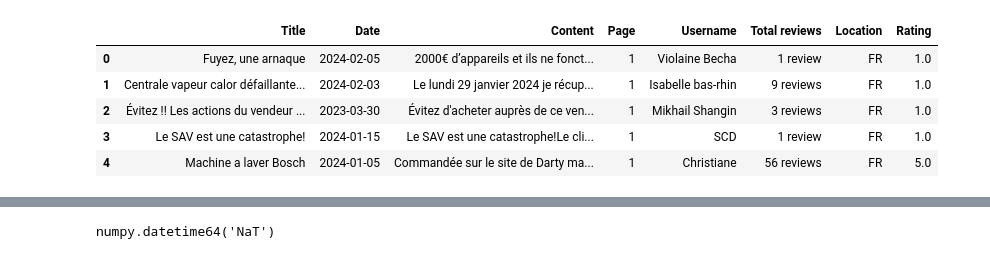
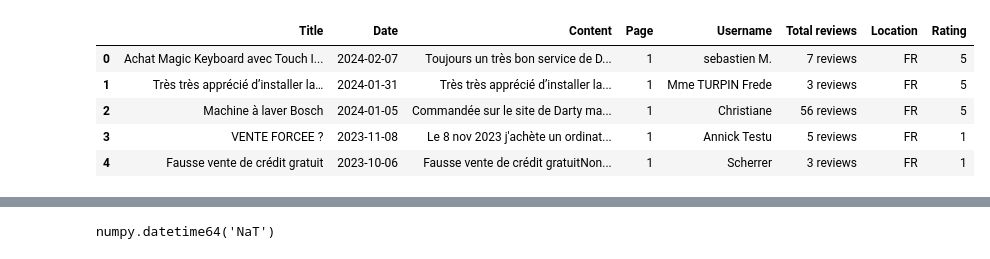
Before and after one commit to ArnaudGardille/Feedback-Analysis, a Jupyter notebook: push_feedbacks.ipynb, the cells around one changed output, grey strips where cells are left out. Cells and saved outputs as stored; diff of their text form; code cells hidden in the pictures.

Commit message:
push feedbacks

```diff
--- a/push_feedbacks.ipynb
+++ b/push_feedbacks.ipynb
@@ -45,16 +49,16 @@ pd.read_excel
 # %%
-csv_path = 'archives/www.darty.com.csv'
-feedbacks_df = pd.read_excel(csv_path)
+csv_path = 'data/Trustpilot/www.darty.com.xlsx'
+feedbacks_df = pd.read_excel(csv_path, )
 feedbacks_df['Date'] = pd.to_datetime(feedbacks_df['Date'], format='%B %d, %Y', errors='coerce')
 
 feedbacks_df.head()
 # %% [output]
 |  | Title | Date | Content | Page | Username | Total reviews | Location | Rating |
-| 0 | Fuyez, une arnaque | 2024-02-05 | 2000€ d’appareils et ils ne fonct... | 1 | Violaine Becha | 1 review | FR | 1.0 |
-| 1 | Centrale vapeur calor défaillante... | 2024-02-03 | Le lundi 29 janvier 2024 je récup... | 1 | Isabelle bas-rhin | 9 reviews | FR | 1.0 |
-| 2 | Évitez !! Les actions du vendeur ... | 2023-03-30 | Évitez d'acheter auprès de ce ven... | 1 | Mikhail Shangin | 3 reviews | FR | 1.0 |
-| 3 | Le SAV est une catastrophe! | 2024-01-15 | Le SAV est une catastrophe!Le cli... | 1 | SCD | 1 review | FR | 1.0 |
-| 4 | Machine a laver Bosch | 2024-01-05 | Commandée sur le site de Darty ma... | 1 | Christiane | 56 reviews | FR | 5.0 |
+| 0 | Achat Magic Keyboard avec Touch I... | 2024-02-07 | Toujours un très bon service de D... | 1 | sebastien M. | 7 reviews | FR | 5 |
+| 1 | Très très apprécié d’installer la… | 2024-01-31 | Très très apprécié d’installer la... | 1 | Mme TURPIN Frede | 3 reviews | FR | 5 |
+| 2 | Machine à laver Bosch | 2024-01-05 | Commandée sur le site de Darty ma... | 1 | Christiane | 56 reviews | FR | 5 |
+| 3 | VENTE FORCEE ? | 2023-11-08 | Le 8 nov 2023 j'achète un ordinat... | 1 | Annick Testu | 5 reviews | FR | 1 |
+| 4 | Fausse vente de crédit gratuit | 2023-10-06 | Fausse vente de crédit gratuitNon... | 1 | Scherrer | 3 reviews | FR | 1 |
 # %%
 grouped_data = feedbacks_df.groupby(feedbacks_df['Date'].dt.year)
 mean_rating = feedbacks_df.groupby(feedbacks_df['Date'].dt.year).Rating.mean()
```
Also changed, not shown: parts of 10 cells of this notebook, 2 other files.
